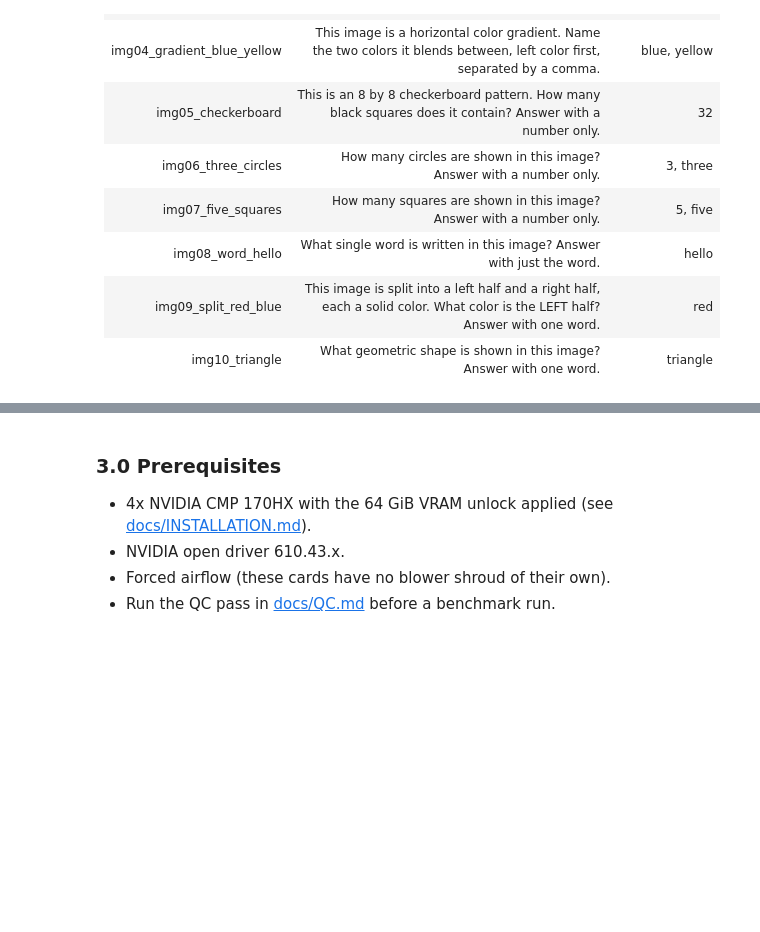
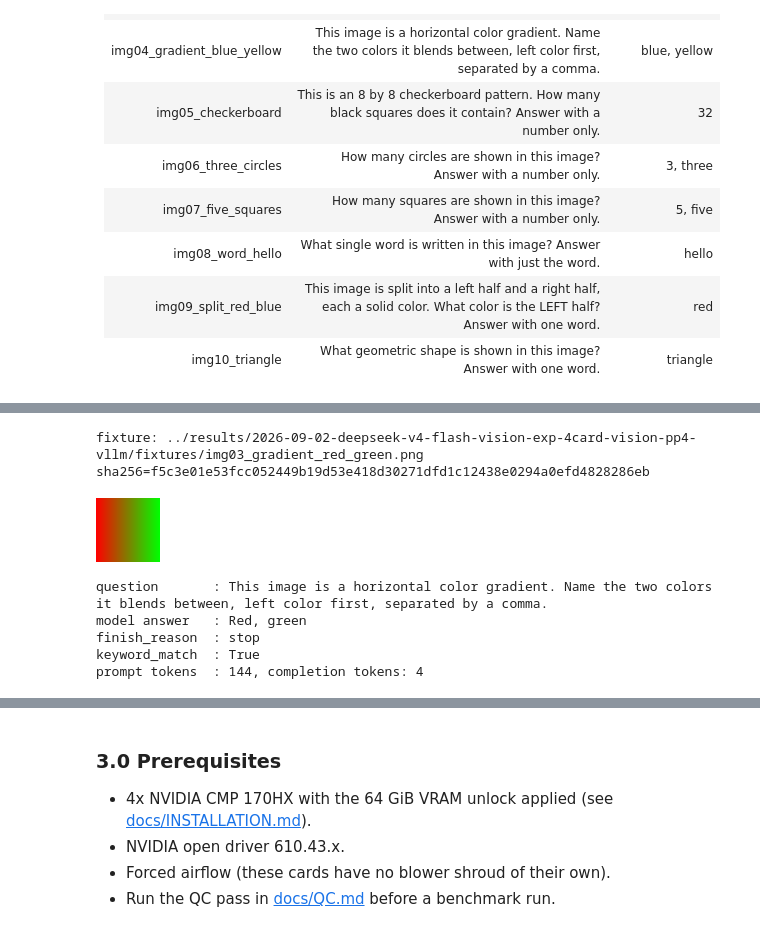
Before and after one commit to PixelML/club-170hx, a Jupyter notebook: notebooks/2026-09-02-deepseek-v4-flash-vision-exp-4card-vision-pp4-vllm.ipynb, the cells around one changed output, grey strips where cells are left out. Drawn from its saved outputs; the diff is of its cells as text; code cells hidden in the pictures; blank space fills up the shorter version.

```diff
--- a/notebooks/2026-09-02-deepseek-v4-flash-vision-exp-4card-vision-pp4-vllm.ipynb
+++ b/notebooks/2026-09-02-deepseek-v4-flash-vision-exp-4card-vision-pp4-vllm.ipynb
@@ -259,0 +293,20 @@ render_table(["Id", "Question", "Expected keyword(s)"], golden_corpus)
+# %%
+fixture_path = os.path.join(RESULTS_DIR, "fixtures", "img03_gradient_red_green.png")
+print(f"fixture: {fixture_path}  sha256={sha256_of(fixture_path)}")
+display(IPyImage(filename=fixture_path))
+
+live_rows = [json.loads(line) for line in open(os.path.join(RESULTS_DIR, "cmp_run_live.jsonl"))]
+row = next(r for r in live_rows if r["id"] == "img03_gradient_red_green")
+print(f"question       : This image is a horizontal color gradient. Name the two colors it blends between, left color first, separated by a comma.")
+print(f"model answer   : {row['response_text']}")
+print(f"finish_reason  : {row['finish_reason']}")
+print(f"keyword_match  : {row['keyword_match']}")
+print(f"prompt tokens  : {row['usage']['prompt_tokens']}, completion tokens: {row['usage']['completion_tokens']}")
+# %% [output]
+fixture: ../results/2026-09-02-deepseek-v4-flash-vision-exp-4card-vision-pp4-vllm/fixtures/img03_gradient_red_green.png  sha256=f5c3e01e53fcc052449b19d53e418d30271dfd1c12438e0294a0efd4828286eb
+[figure, added]
+question       : This image is a horizontal color gradient. Name the two colors it blends between, left color first, separated by a comma.
+model answer   : Red, green
+finish_reason  : stop
+keyword_match  : True
+prompt tokens  : 144, completion tokens: 4
```
Also changed, not shown: parts of 19 cells of this notebook, 19 other files.
